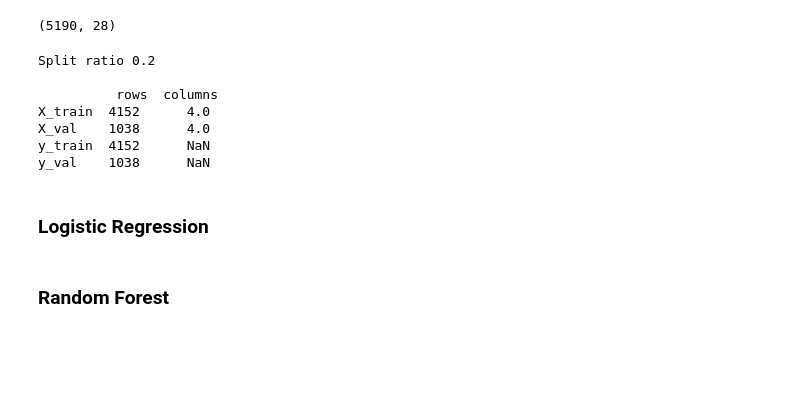
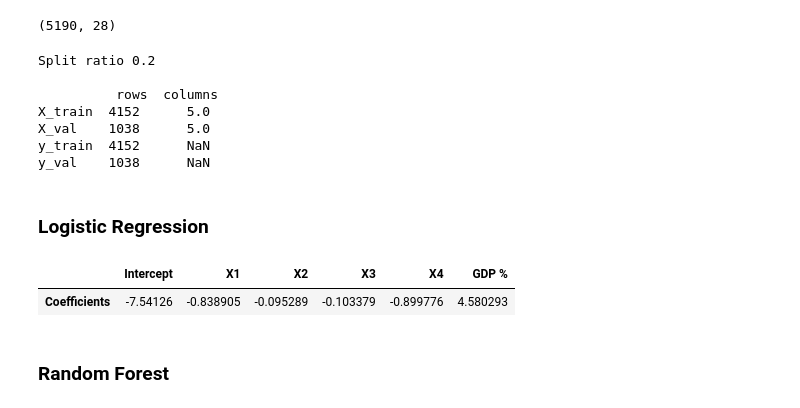
Before and after one commit to AT-Fin/Bankruptcy-prediction-Master-s-Thesis-, a Jupyter notebook: 4 Data Analysis & Models-Version2.ipynb, the cells around one changed output. Cells and saved outputs as stored; diff of their text form; code cells hidden in the pictures; blank space fills up the shorter version.

```diff
--- a/4 Data Analysis & Models-Version2.ipynb
+++ b/4 Data Analysis & Models-Version2.ipynb
@@ -54,7 +54,7 @@ df3.shape
 
 
 # variables to choose
-t_0 = ['X1','X2','X3','X4']
+t_0 = ['X1','X2','X3','X4', 'Household interest %']
 
 
 # X (predictor matrix), y (label vector)
@@ -87,8 +87,8 @@ print('Split ratio',split_ratio,2*'\n',subsets)
 Split ratio 0.2
 
           rows  columns
-X_train  4152      4.0
-X_val    1038      4.0
+X_train  4152      5.0
+X_val    1038      5.0
 y_train  4152      NaN
 y_val    1038      NaN
 # %% [markdown]
@@ -96,9 +96,19 @@ y_val    1038      NaN
 # %%
 logreg = LogisticRegression(C=1, random_state=0, fit_intercept=True)            # create RandomForest object
 logreg.fit(X_train,y_train)                                                     # train the model
 logreg_pred = logreg.predict(X_val)                                             # predict validation
 logreg_conf = logreg.decision_function(X_val)                                   # confidence of classification
 logreg_fpr, logreg_tpr, threshold_logreg = roc_curve(y_val, logreg_conf)        # ROC
+
+(pd.DataFrame({'Intercept':logreg.intercept_,
+              'X1':logreg.coef_[0][0],
+              'X2':logreg.coef_[0][1],
+              'X3':logreg.coef_[0][2],
+              'X4':logreg.coef_[0][3],
+              'GDP %':logreg.coef_[0][4]}, index=['Coefficients']))
+# %% [output]
+|  | Intercept | X1 | X2 | X3 | X4 | GDP % |
+| Coefficients | -7.54126 | -0.838905 | -0.095289 | -0.103379 | -0.899776 | 4.580293 |
 # %% [markdown]
 ### Random Forest
 # %%
```
Also changed, not shown: parts of 2 cells of this notebook, 3 other files.
